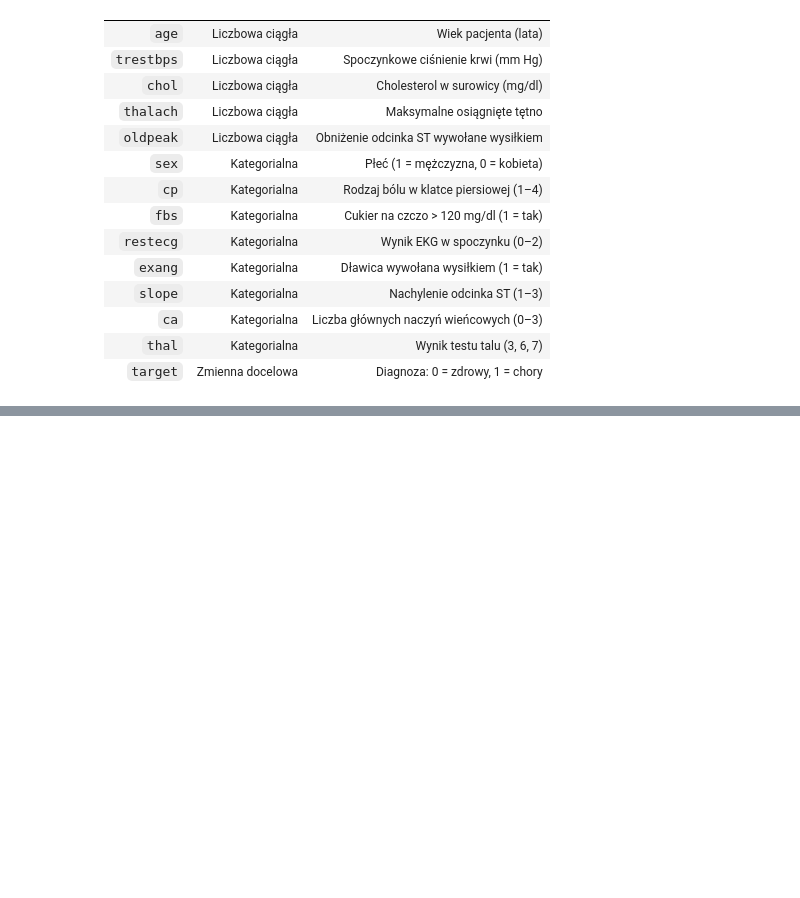
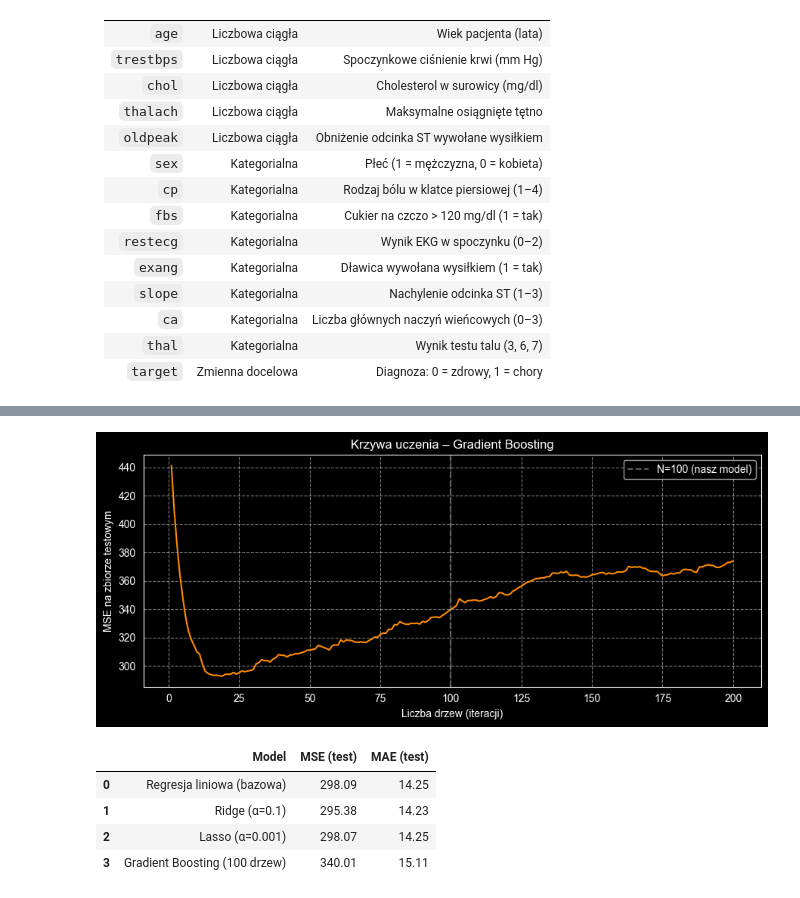
Before and after one commit to S1iwa/MSiD, a Jupyter notebook: lista3/Raport.ipynb, the cells around one changed output, grey strips where cells are left out. Saved outputs shown, nothing was run; the diff lists cells and outputs as text; code cells hidden in the pictures; blank space fills up the shorter version.

```diff
--- a/lista3/Raport.ipynb
+++ b/lista3/Raport.ipynb
@@ -586,0 +528,52 @@ REGRESJA – przewidywanie thalach (zbiór testowy)
+# %%
+from sklearn.linear_model import LinearRegression
+
+# Krzywa uczenia – MSE na teście w funkcji liczby drzew
+gb200 = MyGradientBoosting(n_estimators=200, learning_rate=0.1, max_depth=3)
+gb200.fit(X_train_reg_sc, y_train_reg.values)
+
+mse_curve, F_curve = [], np.full(len(X_test_reg_sc), gb200.initial_pred_)
+for tree in gb200.trees_:
+    F_curve += 0.1 * tree.predict(X_test_reg_sc)
+    mse_curve.append(mean_squared_error(y_test_reg, F_curve))
+
+plt.figure(figsize=(9, 4))
+plt.plot(range(1, 201), mse_curve, color='darkorange', linewidth=1.5)
+plt.axvline(x=100, color='gray', linestyle='--', alpha=0.7, label='N=100 (nasz model)')
+plt.xlabel('Liczba drzew (iteracji)'); plt.ylabel('MSE na zbiorze testowym')
+plt.title('Krzywa uczenia – Gradient Boosting')
+plt.legend(); plt.grid(True, linestyle='--', alpha=0.5)
+plt.tight_layout()
+plt.savefig('boosting_curve.png', dpi=100, bbox_inches='tight')
+plt.show()
+
+# Porównanie modeli regresji
+lr_base = LinearRegression()
+lr_base.fit(X_train_reg_sc, y_train_reg)
+mse_lr = mean_squared_error(y_test_reg, lr_base.predict(X_test_reg_sc))
+mae_lr = mean_absolute_error(y_test_reg, lr_base.predict(X_test_reg_sc))
+
+r_best = MyRegularizedRegression(mode='ridge', alpha=0.1)
+r_best.fit(X_train_reg_sc, y_train_reg.values)
+mse_r = mean_squared_error(y_test_reg, r_best.predict(X_test_reg_sc))
+mae_r = mean_absolute_error(y_test_reg, r_best.predict(X_test_reg_sc))
+
+l_best = MyRegularizedRegression(mode='lasso', alpha=0.001)
+l_best.fit(X_train_reg_sc, y_train_reg.values, lr=0.005, epochs=3000)
+mse_l = mean_squared_error(y_test_reg, l_best.predict(X_test_reg_sc))
+mae_l = mean_absolute_error(y_test_reg, l_best.predict(X_test_reg_sc))
+
+reg_comp = pd.DataFrame({
+    'Model': ['Regresja liniowa (bazowa)', 'Ridge (α=0.1)',
+              'Lasso (α=0.001)', 'Gradient Boosting (100 drzew)'],
+    'MSE (test)': [mse_lr, mse_r, mse_l, mse_gb],
+    'MAE (test)': [mae_lr, mae_r, mae_l, mae_gb],
+})
+display(reg_comp.round(2))
+# %% [output]
+[figure, added]
+|  | Model | MSE (test) | MAE (test) |
+| 0 | Regresja liniowa (bazowa) | 298.09 | 14.25 |
+| 1 | Ridge (α=0.1) | 295.38 | 14.23 |
+| 2 | Lasso (α=0.001) | 298.07 | 14.25 |
+| 3 | Gradient Boosting (100 drzew) | 340.01 | 15.11 |
```
Also changed, not shown: parts of 59 cells of this notebook.
